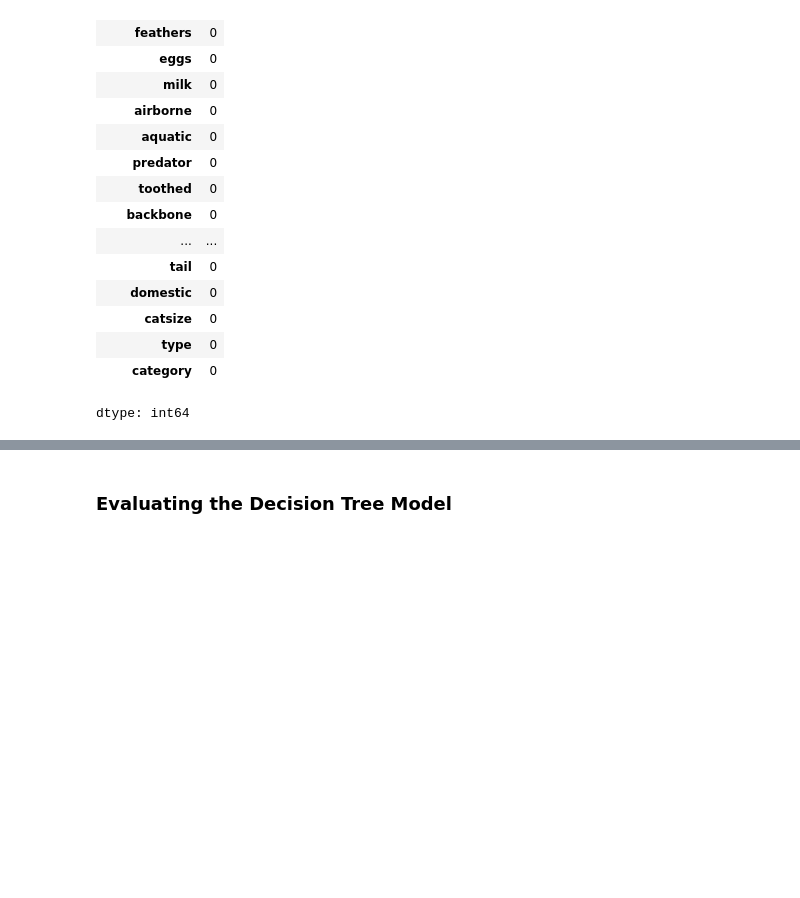
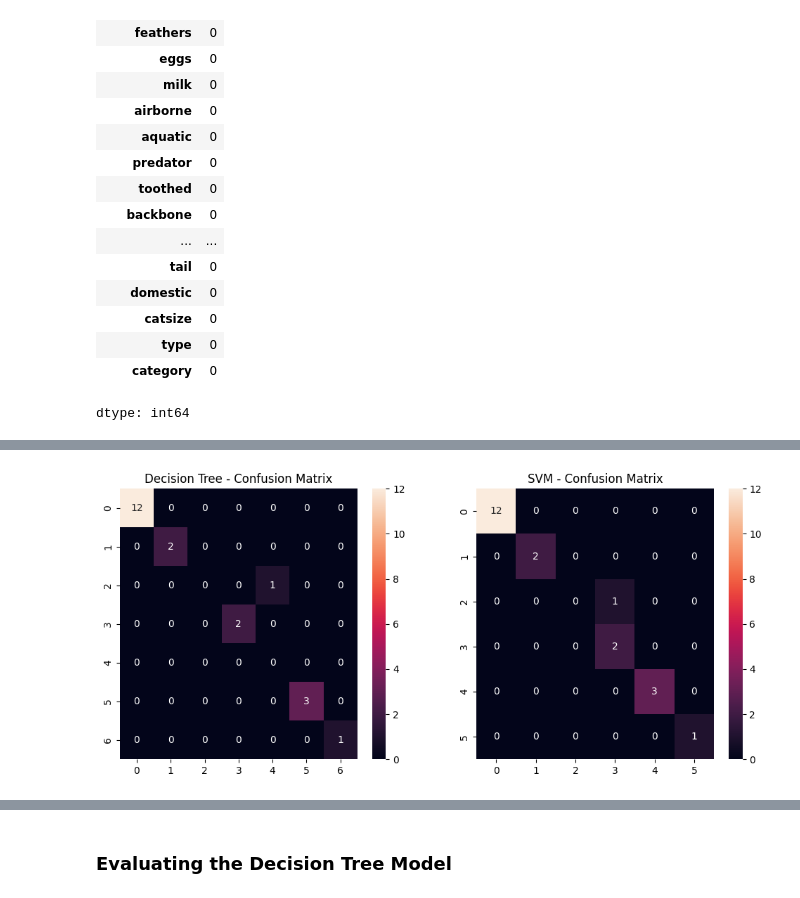
Before and after one commit to deekshasoota/ML-lab-project, a Jupyter notebook: basicdataanalysisusingnumpypandas.ipynb, the cells around one changed output, grey strips where cells are left out. Saved outputs shown, nothing was run; the diff lists cells and outputs as text; code cells hidden in the pictures; blank space fills up the shorter version.

```diff
--- a/basicdataanalysisusingnumpypandas.ipynb
+++ b/basicdataanalysisusingnumpypandas.ipynb
@@ -1419,0 +1513,93 @@ dtype: int64
+# %%
+import numpy as np
+import pandas as pd
+import matplotlib.pyplot as plt
+import seaborn as sns
+
+from sklearn.tree import DecisionTreeClassifier
+from sklearn.svm import SVC
+from sklearn.model_selection import train_test_split, cross_val_score
+from sklearn.metrics import confusion_matrix, roc_curve, auc
+from sklearn.decomposition import PCA
+
+# Load dataset
+df = pd.read_csv('zoo_cleaned.csv')
+df = df.drop('animal_name', axis=1)
+
+X = df.drop(['type', 'category'], axis=1)
+y = df['type']
+
+X_train, X_test, y_train, y_test = train_test_split(
+    X, y, test_size=0.2, random_state=42
+)
+
+# Models
+dt = DecisionTreeClassifier()
+svm = SVC(probability=True)
+
+dt.fit(X_train, y_train)
+svm.fit(X_train, y_train)
+
+y_pred_dt = dt.predict(X_test)
+y_pred_svm = svm.predict(X_test)
+
+# Confusion Matrices
+cm_dt = confusion_matrix(y_test, y_pred_dt)
+cm_svm = confusion_matrix(y_test, y_pred_svm)
+
+plt.figure(figsize=(12,5))
+
+plt.subplot(1,2,1)
+sns.heatmap(cm_dt, annot=True, fmt='d')
+plt.title("Decision Tree - Confusion Matrix")
+
+plt.subplot(1,2,2)
+sns.heatmap(cm_svm, annot=True, fmt='d')
+plt.title("SVM - Confusion Matrix")
+
+plt.show()
+
+dt_scores = cross_val_score(dt, X, y, cv=10)
+svm_scores = cross_val_score(svm, X, y, cv=10)
+
+plt.figure()
+plt.boxplot([dt_scores, svm_scores], tick_labels=["Decision Tree", "SVM"])
+plt.title("10-Fold Cross Validation Accuracy")
+plt.ylabel("Accuracy")
+plt.show()
+
+# PCA for Decision Boundary
+pca = PCA(n_components=2)
+X_pca = pca.fit_transform(X)
+
+X_train_pca, X_test_pca, y_train_pca, y_test_pca = train_test_split(
+    X_pca, y, test_size=0.2, random_state=42
+)
+
+dt.fit(X_train_pca, y_train_pca)
+svm.fit(X_train_pca, y_train_pca)
+
+def plot_decision_boundary(model, X, y, title):
+    x_min, x_max = X[:,0].min()-1, X[:,0].max()+1
+    y_min, y_max = X[:,1].min()-1, X[:,1].max()+1
+    xx, yy = np.meshgrid(np.linspace(x_min, x_max, 100),
+                         np.linspace(y_min, y_max, 100))
+
+    Z = model.predict(np.c_[xx.ravel(), yy.ravel()])
+    Z = Z.reshape(xx.shape)
+
+    plt.contourf(xx, yy, Z, alpha=0.3)
+    plt.scatter(X[:,0], X[:,1], c=y)
+    plt.title(title)
+
+plt.figure(figsize=(12,5))
+
+plt.subplot(1,2,1)
+plot_decision_boundary(dt, X_test_pca, y_test_pca, "Decision Tree Boundary")
+
+plt.subplot(1,2,2)
+plot_decision_boundary(svm, X_test_pca, y_test_pca, "SVM Boundary")
+
+plt.show()
+# %% [output]
+[figure, added]
```
Also changed, not shown: parts of 18 cells of this notebook.
